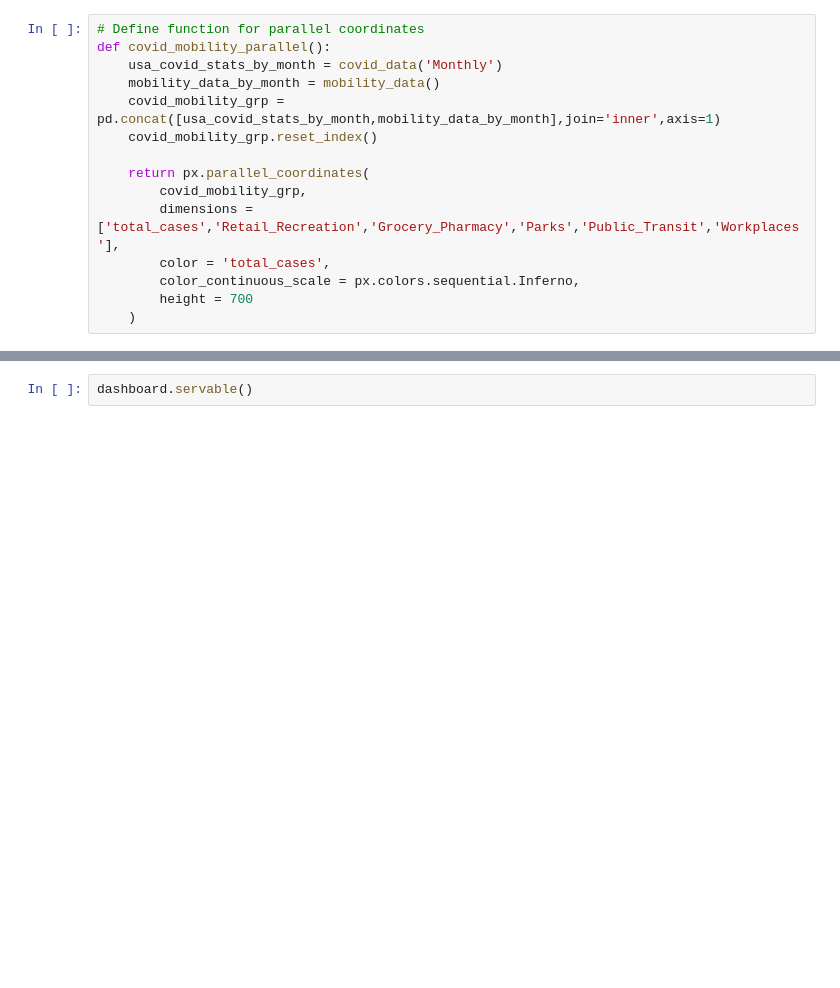
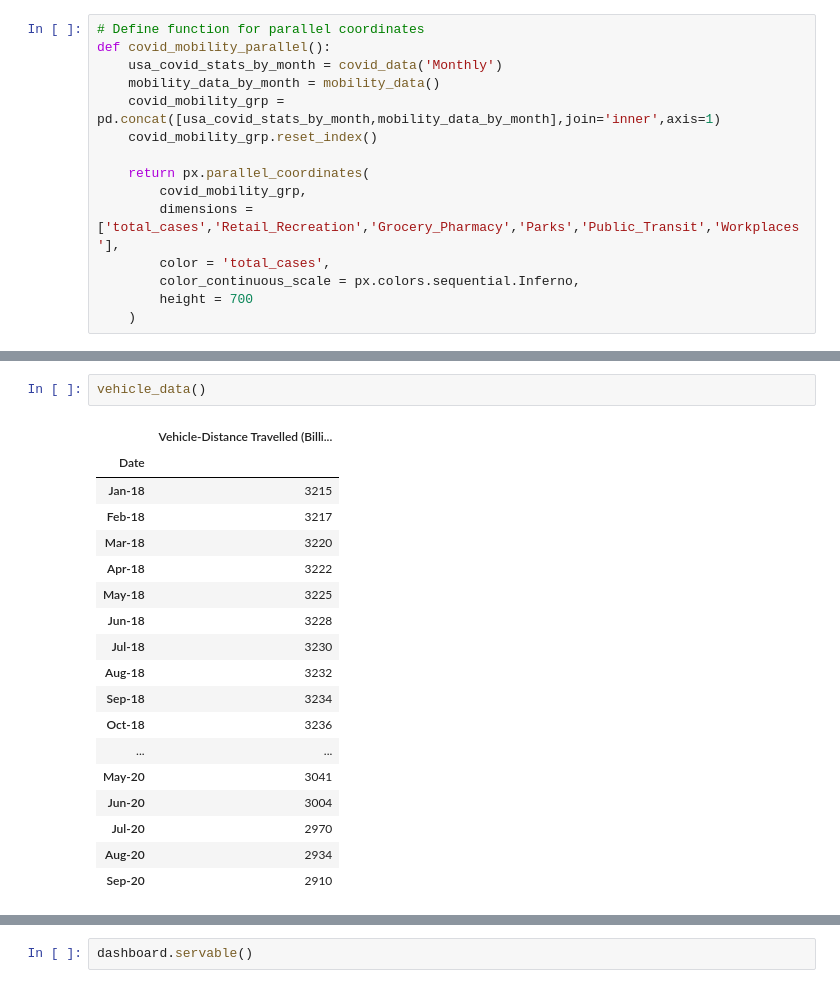
Before and after one commit to youssefabdelwahab/Fintech_Project1, a Jupyter notebook: Project1.ipynb, the cells around one changed output, grey strips where cells are left out. Drawn from its saved outputs; the diff is of its cells as text; blank space fills up the shorter version.

```diff
--- a/Project1.ipynb
+++ b/Project1.ipynb
@@ -82,0 +226,21 @@ def covid_mobility_parallel():
+# %%
+vehicle_data()
+# %% [output]
+|  | Vehicle-Distance Travelled (Billi... |
+| Date |  |
+| Jan-18 | 3215 |
+| Feb-18 | 3217 |
+| Mar-18 | 3220 |
+| Apr-18 | 3222 |
+| May-18 | 3225 |
+| Jun-18 | 3228 |
+| Jul-18 | 3230 |
+| Aug-18 | 3232 |
+| Sep-18 | 3234 |
+| Oct-18 | 3236 |
+| ... | ... |
+| May-20 | 3041 |
+| Jun-20 | 3004 |
+| Jul-20 | 2970 |
+| Aug-20 | 2934 |
+| Sep-20 | 2910 |
```
Also changed, not shown: parts of 15 cells of this notebook, 18 other files.
